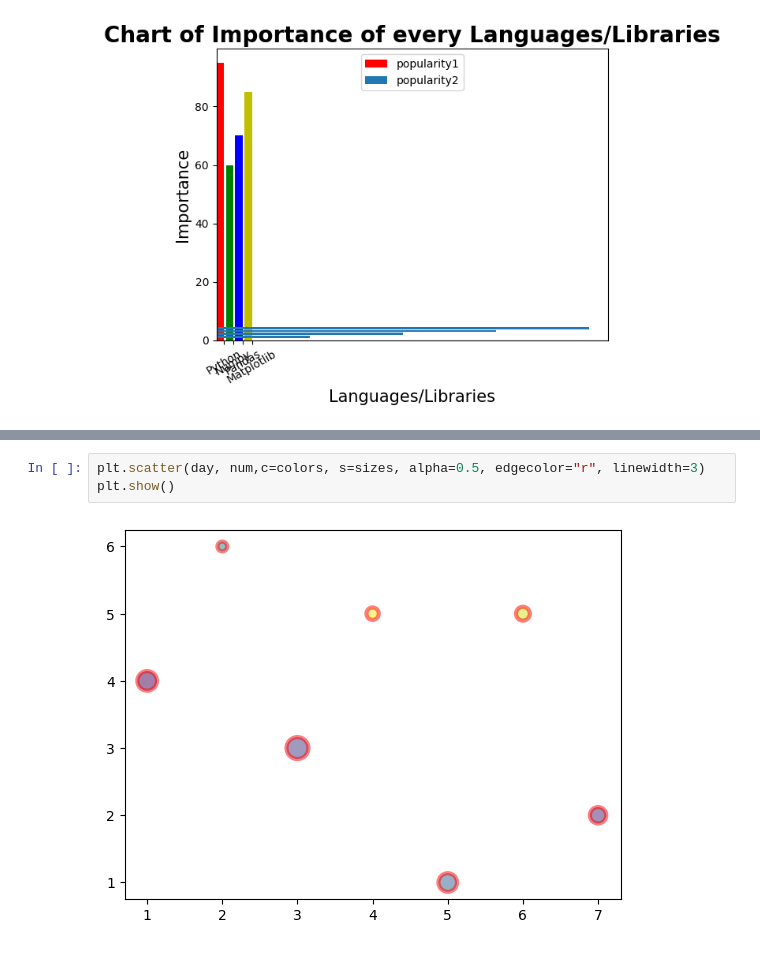
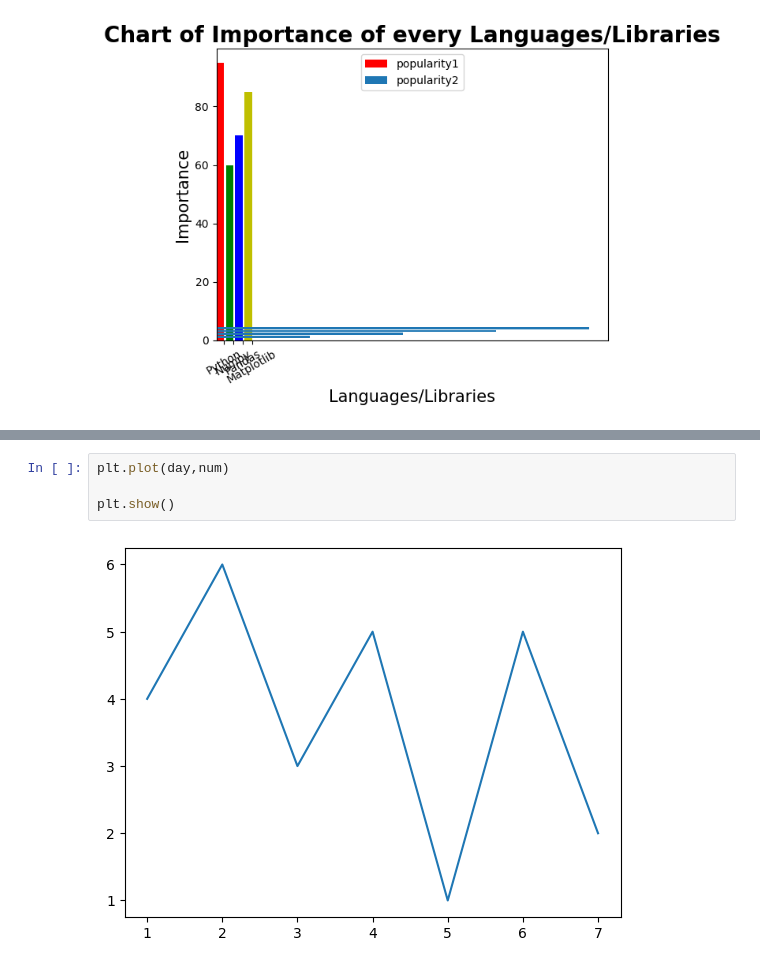
Before and after one commit to rajan-dhinoja/python_libraries, a Jupyter notebook: Matplotlib_Tutorial.ipynb, the cells around one changed output, grey strips where cells are left out. Cells and saved outputs as stored; diff of their text form.

```diff
--- a/Matplotlib_Tutorial.ipynb
+++ b/Matplotlib_Tutorial.ipynb
@@ -104,5 +101,6 @@ plt.show()
-# %%
-plt.scatter(day, num,c=colors, s=sizes, alpha=0.5, edgecolor="r", linewidth=3)
-plt.show()
-# %% [output]
-[figure, removed]
+# %%
+plt.plot(day,num)
+
+plt.show()
+# %% [output]
+[figure, added]
```
Also changed, not shown: parts of 2 cells of this notebook.
